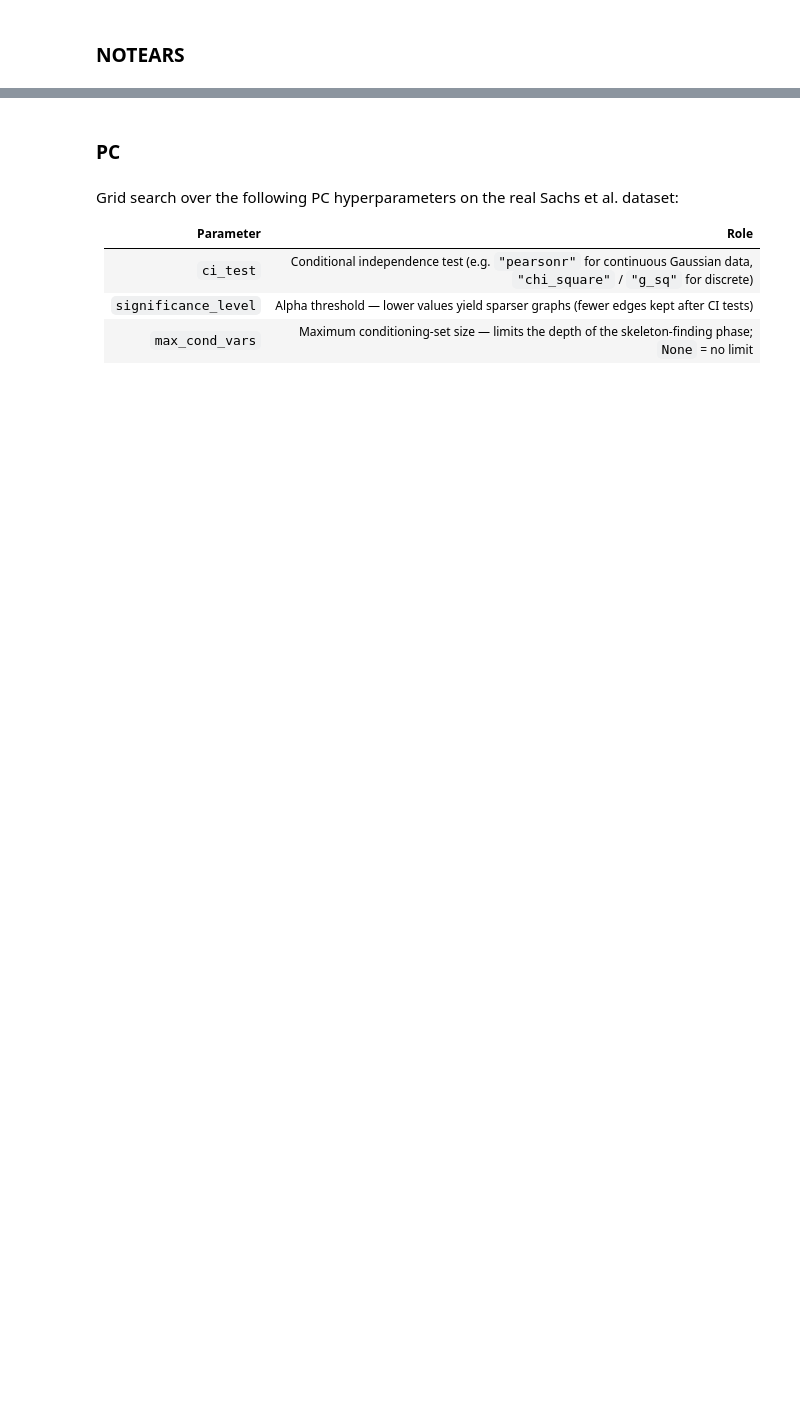
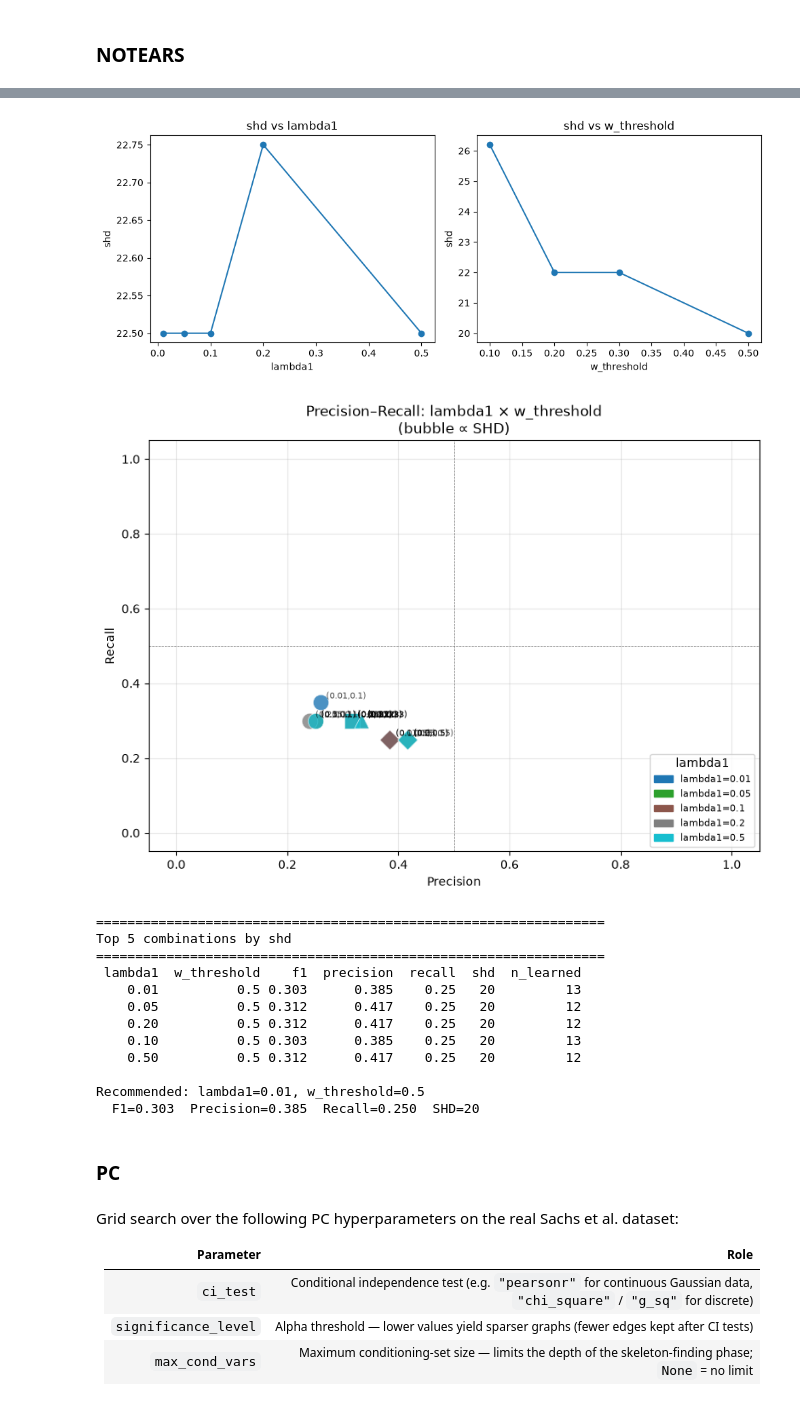
Before and after one commit to Tarekun/bayesian-continuous, a Jupyter notebook: gridsearch.ipynb, the cells around one changed output, grey strips where cells are left out. Cells and saved outputs as stored; diff of their text form; code cells hidden in the pictures; blank space fills up the shorter version.

```diff
--- a/gridsearch.ipynb
+++ b/gridsearch.ipynb
@@ -257,2 +148,19 @@ plot_heatmaps(results_df_sachs, SACHS_PARAM_GRID)
 # %%
-plot_line_profiles(results_df_sachs, SACHS_PARAM_GRID, best_params_sachs)
+plot_hyperparam_sensitivity(results_df_sachs)
+plot_scatter(results_df_sachs, SACHS_PARAM_GRID)
+print_summary(results_df_sachs)
+# %% [output]
+[figure, added]
+[figure, added]
+=================================================================
+Top 5 combinations by shd
+=================================================================
+ lambda1  w_threshold    f1  precision  recall  shd  n_learned
+    0.01          0.5 0.303      0.385    0.25   20         13
+    0.05          0.5 0.312      0.417    0.25   20         12
+    0.20          0.5 0.312      0.417    0.25   20         12
+    0.10          0.5 0.303      0.385    0.25   20         13
+    0.50          0.5 0.312      0.417    0.25   20         12
+
+Recommended: lambda1=0.01, w_threshold=0.5
+  F1=0.303  Precision=0.385  Recall=0.250  SHD=20
```
Also changed, not shown: parts of 25 cells of this notebook, 2 other files.
